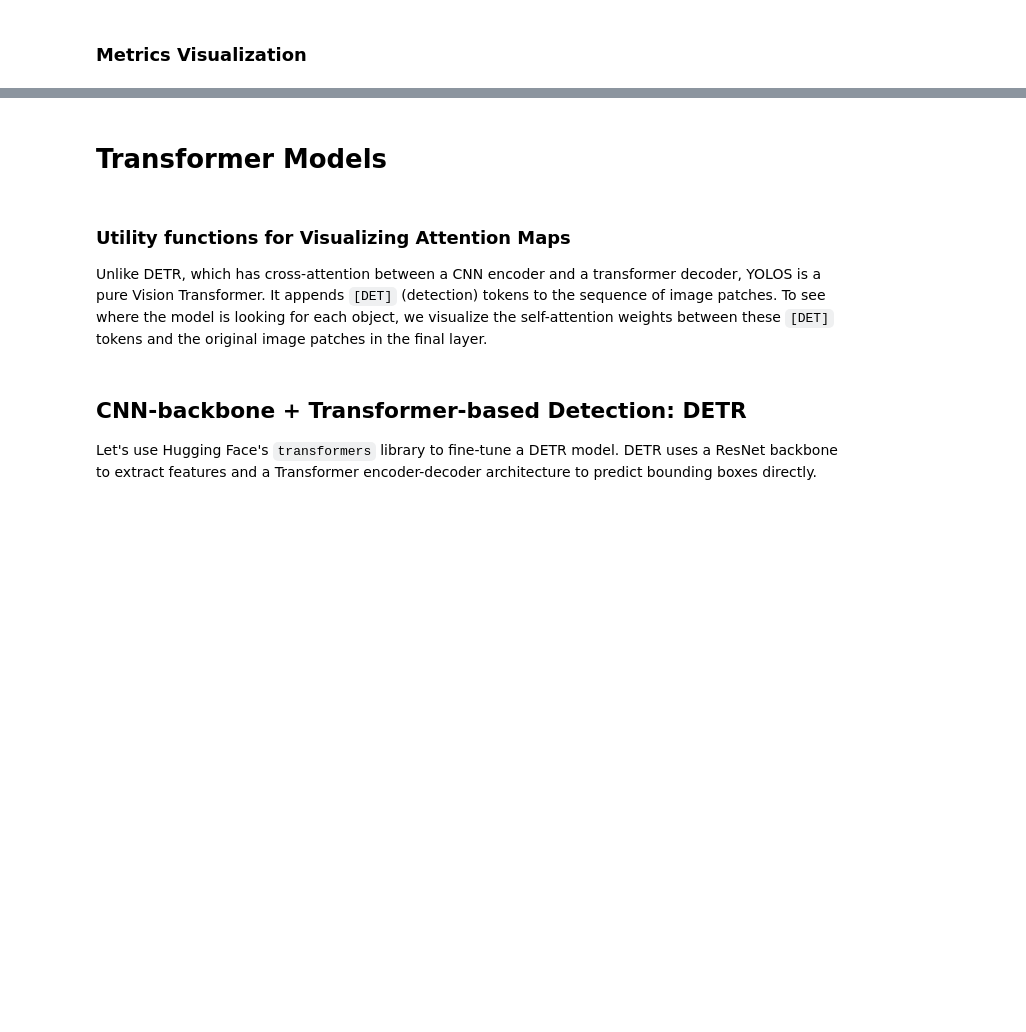
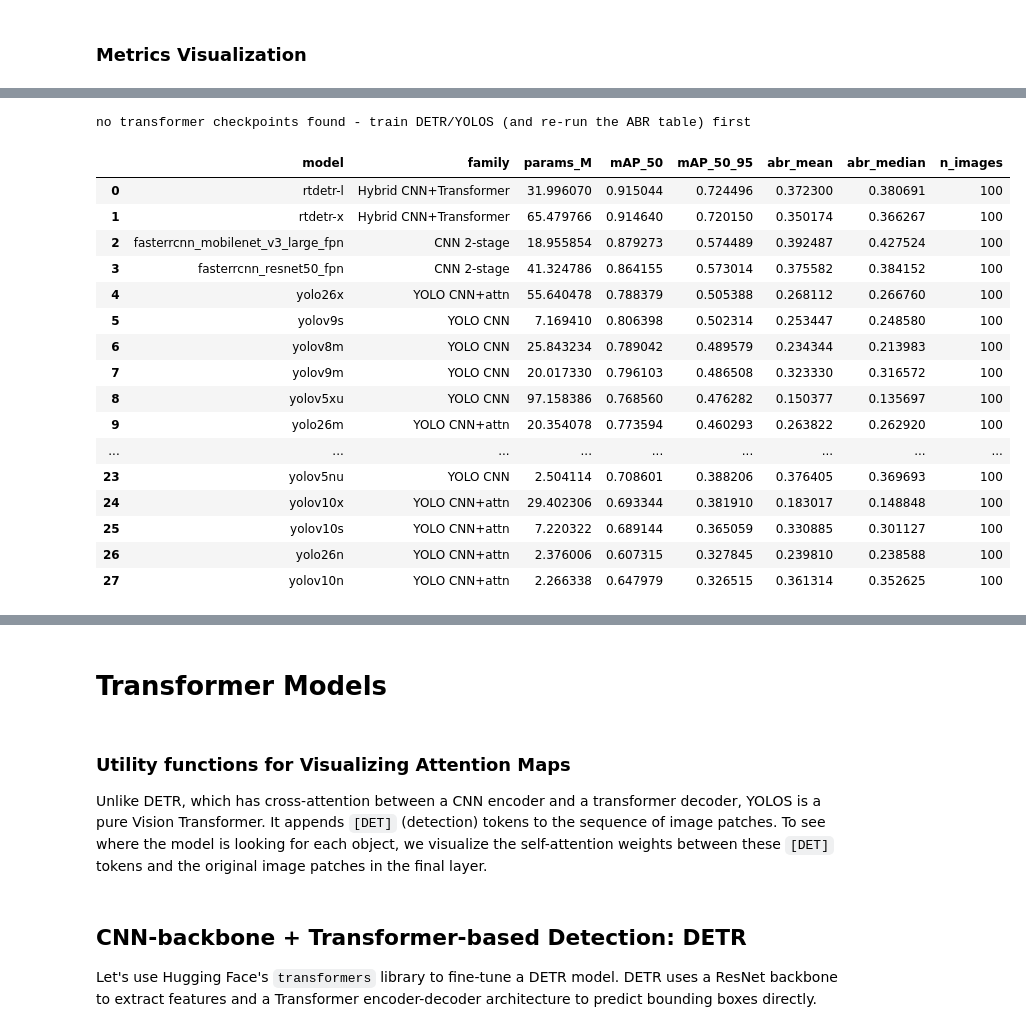
Before and after one commit to Eikthyrnir/uam-cv-sim-to-real-interpretability, a Jupyter notebook: DIMO_detection_pipeline.ipynb, the cells around one changed output, grey strips where cells are left out. Saved outputs shown, nothing was run; the diff lists cells and outputs as text; code cells hidden in the pictures; blank space fills up the shorter version.

Commit message:
transformers v1

```diff
--- a/DIMO_detection_pipeline.ipynb
+++ b/DIMO_detection_pipeline.ipynb
@@ -1330,6 +1670,13 @@ def _resolve_part1_model(run):
         predict_fn(img_t) -> {'boxes','scores','labels'} (xyxy cpu tensors, labels 1..6)
         cam_fn(img_dev)   -> the eigencam() dict for this model
     """
+
+    transformer_ckpt = os.path.join(PROJECT_DIR, 'transformer_runs', run, 'best.pt')
+    if os.path.exists(transformer_ckpt):
+        model, processor, model_type = _load_transformer(run)
+        predict_fn, cam_fn, _ = _transformer_fns(model, processor, model_type)
+        return model, predict_fn, cam_fn
+
     yolo_ckpt = os.path.join(PROJECT_DIR, 'yolo_runs', run, 'weights', 'best.pt')
     frcnn_ckpt = os.path.join(PROJECT_DIR, 'frcnn_runs', run, 'best.pt')
 
@@ -1723,3 +2112,62 @@ plt.show()
+# %%
+# ===== Część I: EigenCAM cross-check ABR for the transformers (DETR / YOLOS) =====
+# Primary transformer ABR uses NATIVE attention (abr_mean/abr_median in df_abr). This adds an
+# EigenCAM-on-features ABR for the same models, so we can quantify the method confound:
+# if attention-ABR ~= EigenCAM-ABR within a model, mixing methods on the scatter is safe.
+# (RT-DETR is skipped here - it has no transformer_runs checkpoint and already uses EigenCAM as primary.)
+import os
+import numpy as np
+import pandas as pd
+import torch
+
+xcheck_rows = []
+for row in PART1_RESULTS:
+    run = f"part1_{row['model']}_real_only"
+    if not os.path.exists(os.path.join(PROJECT_DIR, 'transformer_runs', run, 'best.pt')):
+        continue
+
+    model, processor, model_type = _load_transformer(run)
+    _, _, cam_fn_xcheck = _transformer_fns(model, processor, model_type)
+    mean, median, n = test_abr_stats(cam_fn_xcheck, key='mean')
+    xcheck_rows.append({
+        'model': row['model'],
+        'abr_eigencam_mean': mean,
+        'abr_eigencam_median': median,
+    })
+    print(f"{row['model']:34} attention ABR vs EigenCAM ABR -> eigencam mean={mean:.3f}")
+
+    del model
+    if torch.cuda.is_available():
+        torch.cuda.empty_cache()
+
+if xcheck_rows:
+    df_x = pd.DataFrame(xcheck_rows)
+    df_abr = df_abr.merge(df_x, on='model', how='left')
+    df_abr.to_csv(os.path.join(PROJECT_DIR, 'part1_abr.csv'), index=False)
+    print(f"\nadded EigenCAM cross-check ABR for {len(df_x)} transformer(s)")
+else:
+    print("no transformer checkpoints found - train DETR/YOLOS (and re-run the ABR table) first")
+
+df_abr
+# %% [output]
+no transformer checkpoints found - train DETR/YOLOS (and re-run the ABR table) first
+|  | model | family | params_M | mAP_50 | mAP_50_95 | abr_mean | abr_median | n_images |
+| 0 | rtdetr-l | Hybrid CNN+Transformer | 31.996070 | 0.915044 | 0.724496 | 0.372300 | 0.380691 | 100 |
+| 1 | rtdetr-x | Hybrid CNN+Transformer | 65.479766 | 0.914640 | 0.720150 | 0.350174 | 0.366267 | 100 |
+| 2 | fasterrcnn_mobilenet_v3_large_fpn | CNN 2-stage | 18.955854 | 0.879273 | 0.574489 | 0.392487 | 0.427524 | 100 |
+| 3 | fasterrcnn_resnet50_fpn | CNN 2-stage | 41.324786 | 0.864155 | 0.573014 | 0.375582 | 0.384152 | 100 |
+| 4 | yolo26x | YOLO CNN+attn | 55.640478 | 0.788379 | 0.505388 | 0.268112 | 0.266760 | 100 |
+| 5 | yolov9s | YOLO CNN | 7.169410 | 0.806398 | 0.502314 | 0.253447 | 0.248580 | 100 |
+| 6 | yolov8m | YOLO CNN | 25.843234 | 0.789042 | 0.489579 | 0.234344 | 0.213983 | 100 |
+| 7 | yolov9m | YOLO CNN | 20.017330 | 0.796103 | 0.486508 | 0.323330 | 0.316572 | 100 |
+| 8 | yolov5xu | YOLO CNN | 97.158386 | 0.768560 | 0.476282 | 0.150377 | 0.135697 | 100 |
+| 9 | yolo26m | YOLO CNN+attn | 20.354078 | 0.773594 | 0.460293 | 0.263822 | 0.262920 | 100 |
+| ... | ... | ... | ... | ... | ... | ... | ... | ... |
+| 23 | yolov5nu | YOLO CNN | 2.504114 | 0.708601 | 0.388206 | 0.376405 | 0.369693 | 100 |
+| 24 | yolov10x | YOLO CNN+attn | 29.402306 | 0.693344 | 0.381910 | 0.183017 | 0.148848 | 100 |
+| 25 | yolov10s | YOLO CNN+attn | 7.220322 | 0.689144 | 0.365059 | 0.330885 | 0.301127 | 100 |
+| 26 | yolo26n | YOLO CNN+attn | 2.376006 | 0.607315 | 0.327845 | 0.239810 | 0.238588 | 100 |
+| 27 | yolov10n | YOLO CNN+attn | 2.266338 | 0.647979 | 0.326515 | 0.361314 | 0.352625 | 100 |
 # %%
 # all models, ordered by test mAP (falls back to whatever runs are on disk if df_part1 isn't defined)
 try:
```
Also changed, not shown: parts of 41 cells of this notebook.
